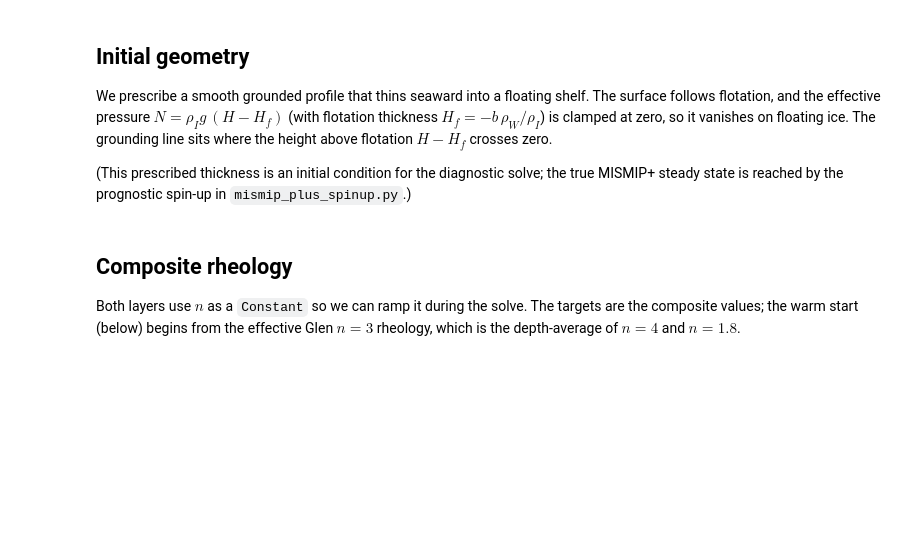
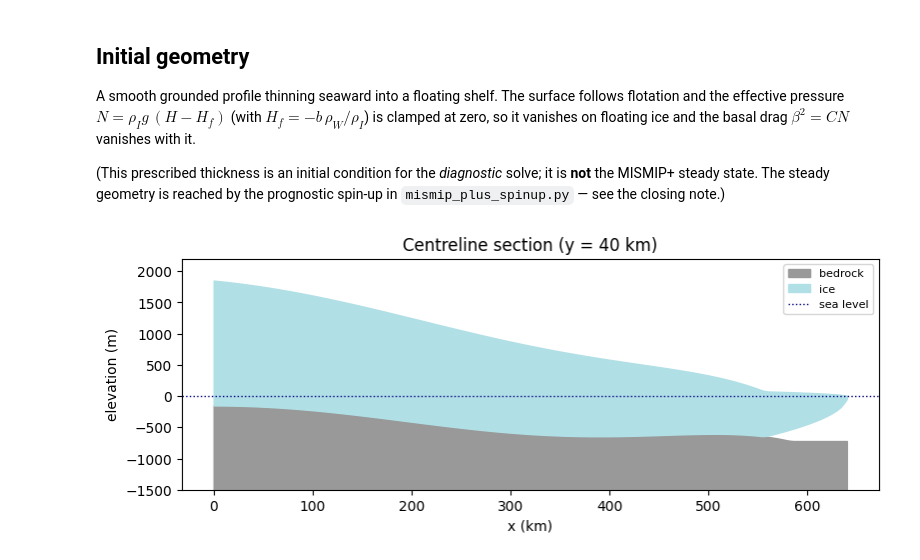
Before and after one commit to hoffmaao/multi-layer, a Jupyter notebook: notebooks/mismip+.ipynb, the cells around one changed output. Cells and saved outputs as stored; diff of their text form; code cells hidden in the pictures; blank space fills up the shorter version.

```diff
--- a/notebooks/mismip+.ipynb
+++ b/notebooks/mismip+.ipynb
@@ -81,51 +85,43 @@ fig.colorbar(tpc, ax=ax);
 # %% [markdown]
 ## Initial geometry
 
-We prescribe a smooth grounded profile that thins seaward into a floating shelf.
-The surface follows flotation, and the effective pressure
-$N=\rho_I g\,(H-H_f)$ (with flotation thickness $H_f=-b\,\rho_W/\rho_I$) is
-clamped at zero, so it vanishes on floating ice. The grounding line sits where
-the height above flotation $H-H_f$ crosses zero.
+A smooth grounded profile thinning seaward into a floating shelf. The surface
+follows flotation and the effective pressure $N=\rho_I g\,(H-H_f)$ (with
+$H_f=-b\,\rho_W/\rho_I$) is clamped at zero, so it vanishes on floating ice and
+the basal drag $\beta^2 = C N$ vanishes with it.
 
-(This prescribed thickness is an initial condition for the diagnostic solve;
-the true MISMIP+ steady state is reached by the prognostic spin-up in
-`mismip_plus_spinup.py`.)
+(This prescribed thickness is an initial condition for the *diagnostic* solve;
+it is **not** the MISMIP+ steady state. The steady geometry is reached by the
+prognostic spin-up in `mismip_plus_spinup.py` — see the closing note.)
 # %%
 R_FLOT = float(rho_I / rho_W)
 H_div, H_min = 2000.0, 50.0
 H = Function(Q, name="thickness").interpolate(
     max_value(Constant(H_min), Constant(H_div) * max_value(Constant(0.0), 1 - x / Lx) ** 0.5)
 )
 surface = Function(Q, name="surface").interpolate(
     max_value(bed + H, (1 - Constant(R_FLOT)) * H)
 )
 H_f = max_value(Constant(0.0), -bed) * Constant(rho_W / rho_I)
 N = Function(Q, name="effective_pressure").interpolate(
     max_value(rho_I * g * (H - H_f), Constant(0.0))
 )
 
 # Centreline section
 xs = np.linspace(0.0, Lx, 201)
 b_line = np.array([bed.at([xi, Ly / 2]) for xi in xs])
 s_line = np.array([surface.at([xi, Ly / 2]) for xi in xs])
 h_line = np.array([H.at([xi, Ly / 2]) for xi in xs])
 base_line = s_line - h_line
 haf_line = h_line - np.maximum(0.0, -b_line) / R_FLOT
 gl = xs[np.where((haf_line[:-1] > 0) & (haf_line[1:] <= 0))[0]]
 x_gl = gl[0] if len(gl) else None
 
 fig, ax = plt.subplots(figsize=(9, 3))
 ax.fill_between(xs / 1e3, b_line, -1500, color="0.6", label="bedrock")
 ax.fill_between(xs / 1e3, base_line, s_line, color="powderblue", label="ice")
 ax.axhline(0.0, color="navy", ls=":", lw=1, label="sea level")
-if x_gl is not None:
-    ax.axvline(x_gl / 1e3, color="red", ls="--", label=f"grounding line ({x_gl/1e3:.0f} km)")
 ax.set_xlabel("x (km)"); ax.set_ylabel("elevation (m)"); ax.set_ylim(-1500, 2200)
 ax.set_title("Centreline section (y = 40 km)"); ax.legend(fontsize=8);
+# %% [output]
+[figure, added]
-# %% [markdown]
-## Composite rheology
-
-Both layers use $n$ as a `Constant` so we can ramp it during the solve. The
-targets are the composite values; the warm start (below) begins from the
-effective Glen $n=3$ rheology, which is the depth-average of $n=4$ and
-$n=1.8$.
```
Also changed, not shown: parts of 25 cells of this notebook, 1 other file.
